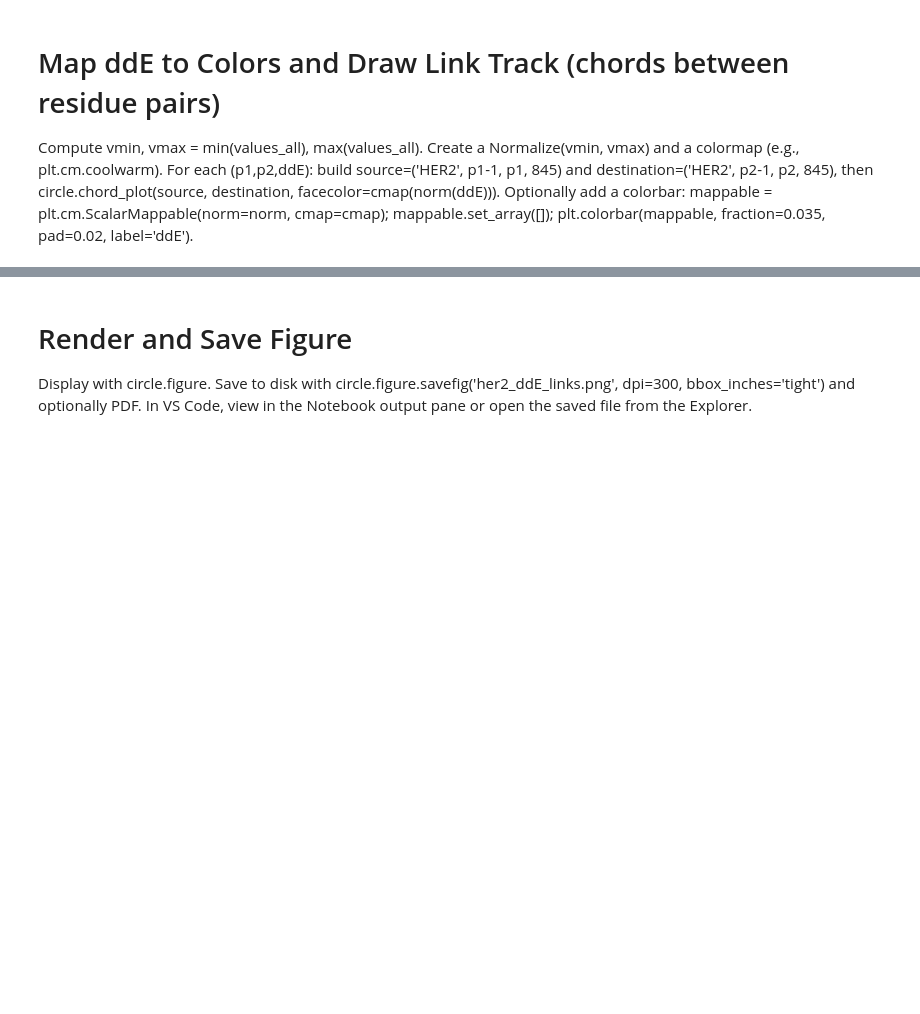
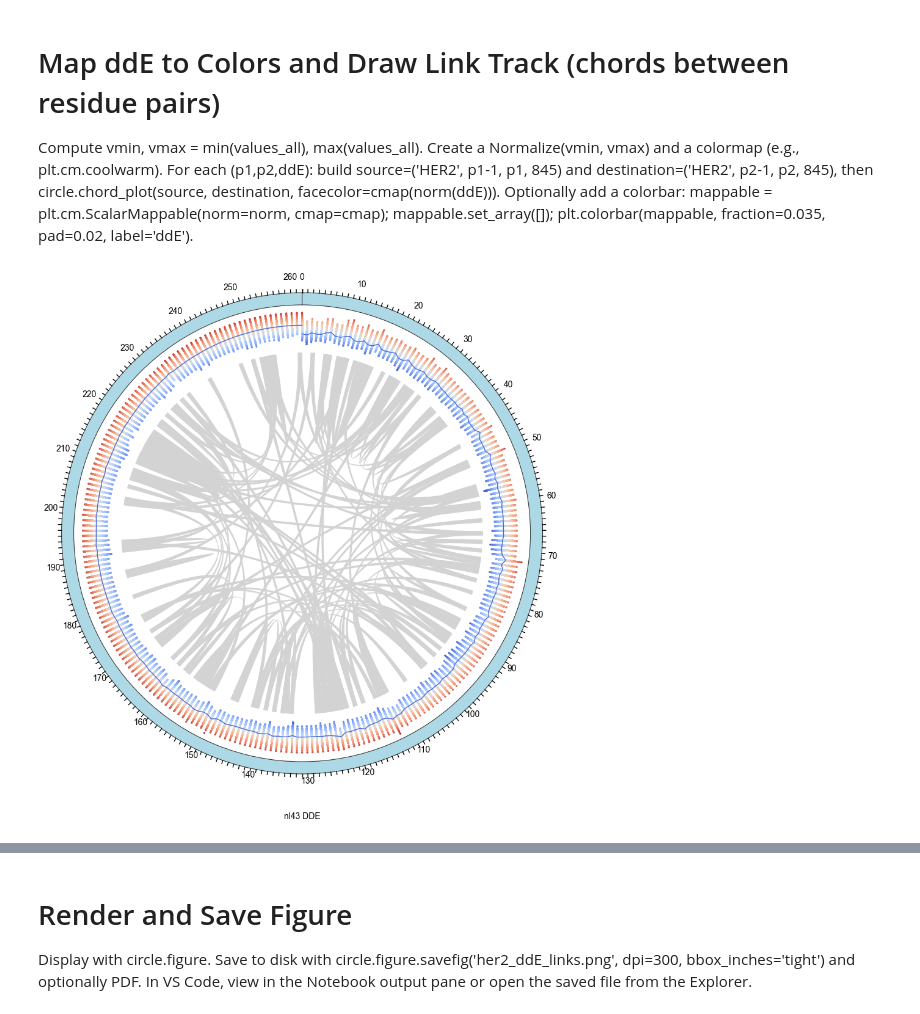
Before and after one commit to Daniel-Xkan/potts_model_test, a Jupyter notebook: PyCircos.ipynb, the cells around one changed output, grey strips where cells are left out. Cells and saved outputs as stored; diff of their text form; code cells hidden in the pictures; blank space fills up the shorter version.

```diff
--- a/PyCircos.ipynb
+++ b/PyCircos.ipynb
@@ -113 +245,6 @@ Compute vmin, vmax = min(values_all), max(values_all). Create a Normalize(vmin,
+# %%
+# Render and Save Figure
+circle.figure  # Display the figure in the notebook output pane
+# %% [output]
+[figure, added]
 # %%
```
Also changed, not shown: parts of 14 cells of this notebook, 4 other files.
